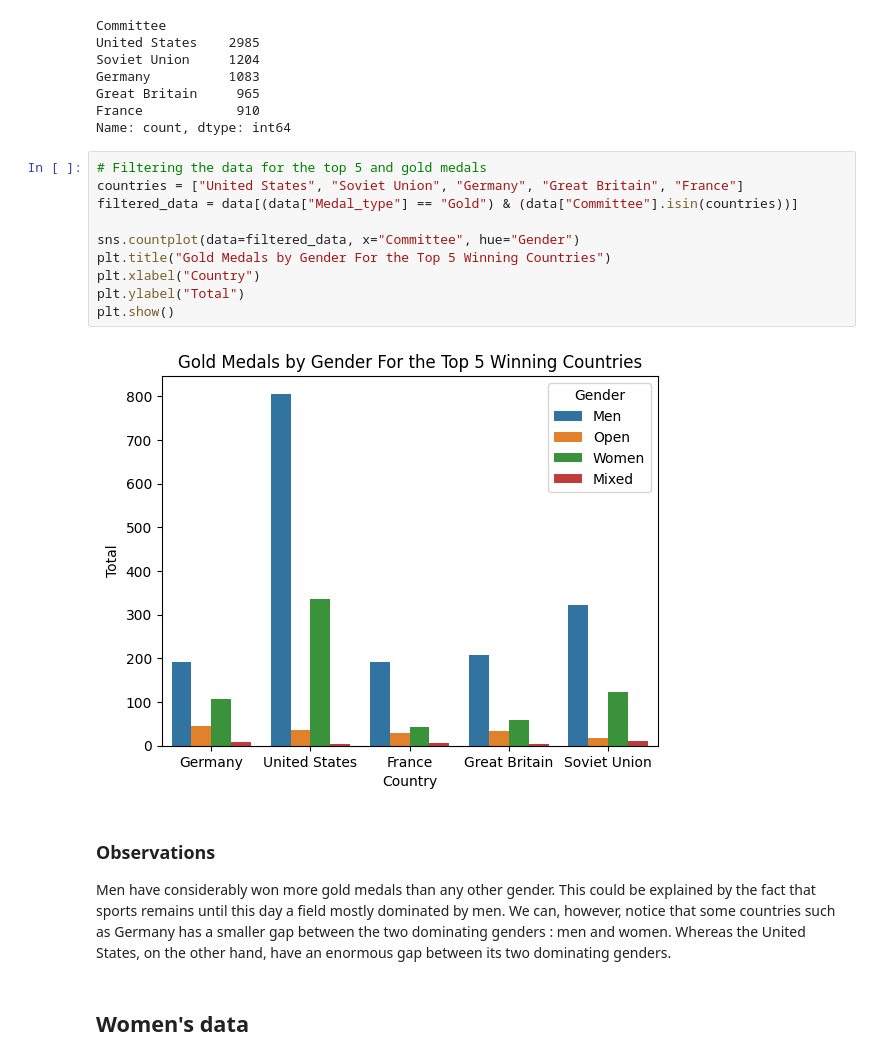
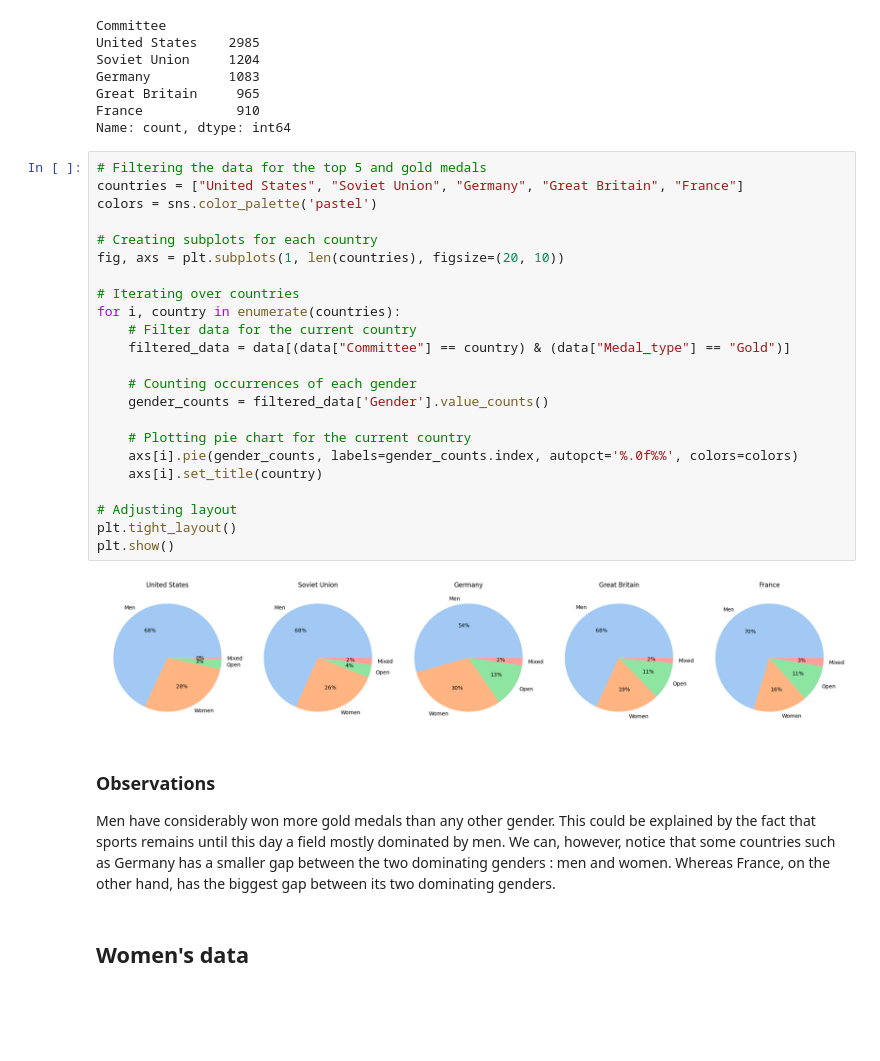
Before and after one commit to Salome28/Exploratory_Data_Analysis, a Jupyter notebook: Olympics.ipynb, the cells around one changed output. Drawn from its saved outputs; the diff is of its cells as text; blank space fills up the shorter version.

```diff
--- a/Olympics.ipynb
+++ b/Olympics.ipynb
@@ -99,22 +91,35 @@ Germany          1083
 Great Britain     965
 France            910
 Name: count, dtype: int64
-# %%
-# Filtering the data for the top 5 and gold medals
-countries = ["United States", "Soviet Union", "Germany", "Great Britain", "France"]
-filtered_data = data[(data["Medal_type"] == "Gold") & (data["Committee"].isin(countries))]
-
-sns.countplot(data=filtered_data, x="Committee", hue="Gender")
-plt.title("Gold Medals by Gender For the Top 5 Winning Countries")
-plt.xlabel("Country")
-plt.ylabel("Total")
-plt.show()
-# %% [output]
-[figure, removed]
+# %%
+# Filtering the data for the top 5 and gold medals
+countries = ["United States", "Soviet Union", "Germany", "Great Britain", "France"]
+colors = sns.color_palette('pastel')
+
+# Creating subplots for each country
+fig, axs = plt.subplots(1, len(countries), figsize=(20, 10))
+
+# Iterating over countries
+for i, country in enumerate(countries):
+    # Filter data for the current country
+    filtered_data = data[(data["Committee"] == country) & (data["Medal_type"] == "Gold")]
+
+    # Counting occurrences of each gender
+    gender_counts = filtered_data['Gender'].value_counts()
+
+    # Plotting pie chart for the current country
+    axs[i].pie(gender_counts, labels=gender_counts.index, autopct='%.0f%%', colors=colors)
+    axs[i].set_title(country)
+
+# Adjusting layout
+plt.tight_layout()
+plt.show()
+# %% [output]
+[figure, added]
 # %% [markdown]
 ### Observations
 
-Men have considerably won more gold medals than any other gender. This could be explained by the fact that sports remains until this day a field mostly dominated by men. We can, however, notice that some countries such as Germany has a smaller gap between the two dominating genders : men and women. Whereas the United States, on the other hand, have an enormous gap between its two dominating genders.
+Men have considerably won more gold medals than any other gender. This could be explained by the fact that sports remains until this day a field mostly dominated by men. We can, however, notice that some countries such as Germany has a smaller gap between the two dominating genders : men and women. Whereas France, on the other hand, has the biggest gap between its two dominating genders.
 # %% [markdown]
 ## Women's data
 # %% [markdown]
```
Also changed, not shown: parts of 3 cells of this notebook.
